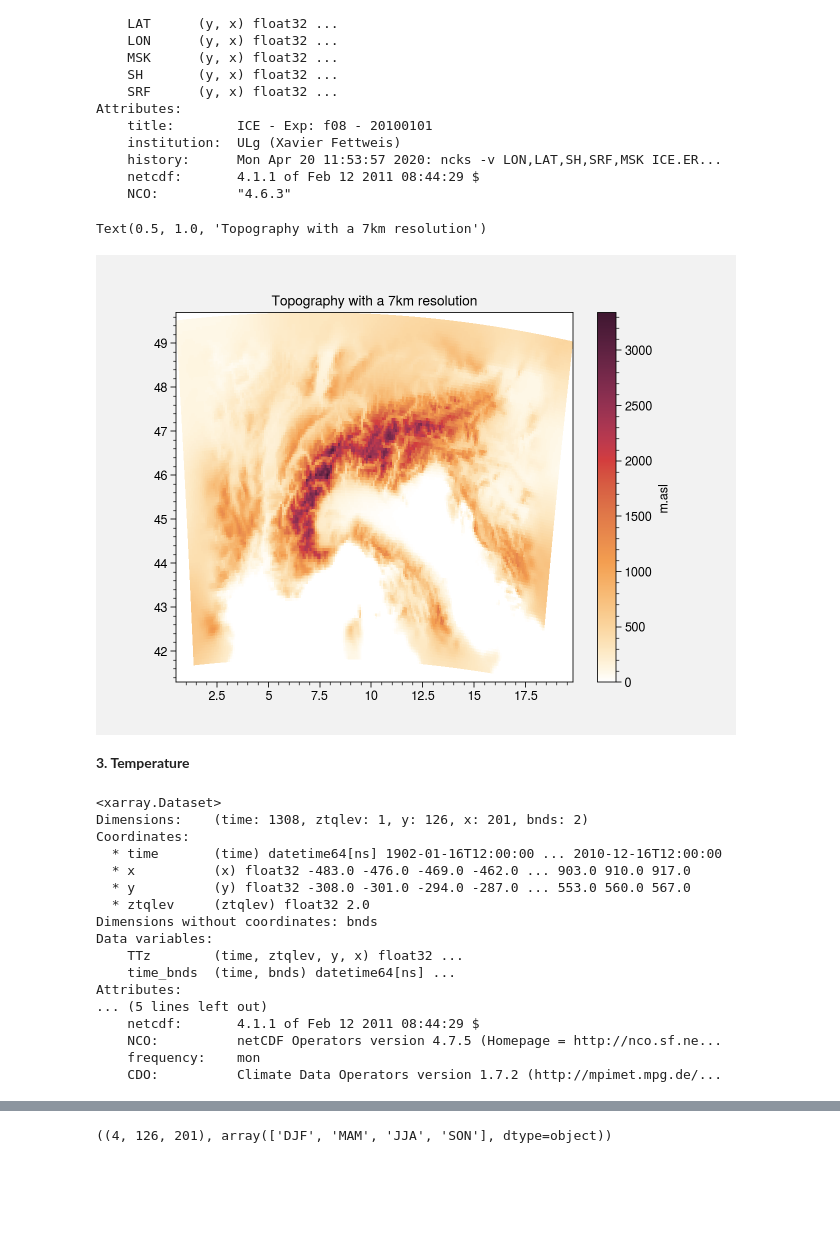
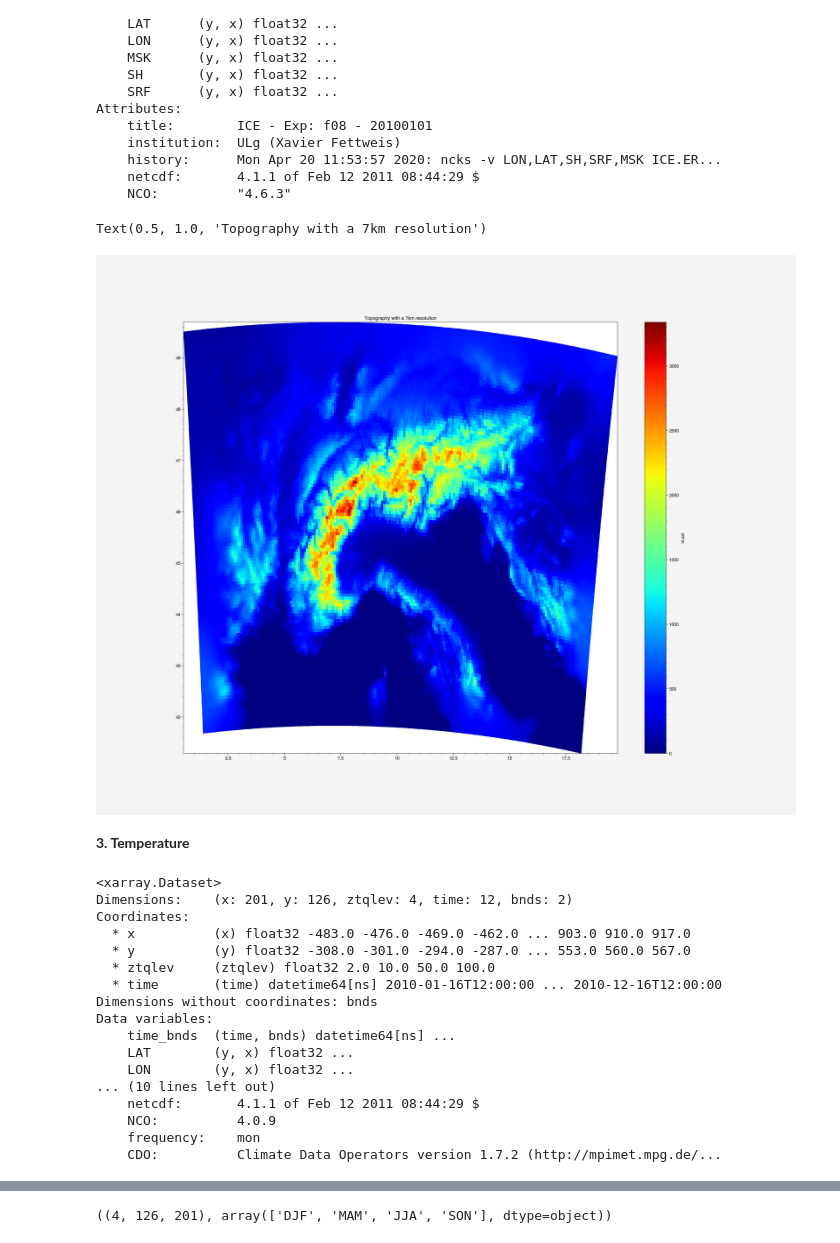
Before and after one commit to philinat/Stage-M2, a Jupyter notebook: MAR_alpine_climate_trends.ipynb, the cells around one changed output, grey strips where cells are left out. Saved outputs shown, nothing was run; the diff lists cells and outputs as text; code cells hidden in the pictures; blank space fills up the shorter version.

```diff
--- a/MAR_alpine_climate_trends.ipynb
+++ b/MAR_alpine_climate_trends.ipynb
@@ -38,7 +34,7 @@ ModuleNotFoundError: No module named 'xarray'
 # %% [markdown]
 **2. Geographical coordinates**
 # %%
-ds = xr.open_dataset('../MARgrid_EUf.nc')
+ds = xr.open_dataset('/bettik/beaumetj/MARout/MAR-ERA-20C/MARgrid_EUf.nc')
 ds # ds as dataset
 # %% [output]
 <xarray.Dataset>
@@ -59,34 +55,34 @@ Attributes:
     netcdf:       4.1.1 of Feb 12 2011 08:44:29 $
     NCO:          "4.6.3"
 # %%
-fig, ax = plt.subplots()
-m=ax.pcolormesh(ds.LON, ds.LAT, ds.SH)
+fig, ax = plt.subplots(figsize=(20,16))
+m=ax.pcolormesh(ds.LON, ds.LAT, ds.SH,cmap='jet')
 fig.colorbar(m,label= 'm.asl')
 ax.set_title('Topography with a 7km resolution')
 # %% [output]
 Text(0.5, 1.0, 'Topography with a 7km resolution')
-[figure, old version]
+[figure, new version]
 # %% [markdown]
 **3. Temperature**
 # %%
-ds_T = xr.open_dataset('../MAR_ERA20C_TTz_2m.nc')
+ds_T = xr.open_dataset('/bettik/beaumetj/MARout/MAR-ERA-20C/monthly/MON.ERA-20C_v1.EUf.TTz.2010.nc')
 ds_T # ds as dataset
 # %% [output]
 <xarray.Dataset>
-Dimensions:    (time: 1308, ztqlev: 1, y: 126, x: 201, bnds: 2)
+Dimensions:    (x: 201, y: 126, ztqlev: 4, time: 12, bnds: 2)
 Coordinates:
-  * time       (time) datetime64[ns] 1902-01-16T12:00:00 ... 2010-12-16T12:00:00
   * x          (x) float32 -483.0 -476.0 -469.0 -462.0 ... 903.0 910.0 917.0
   * y          (y) float32 -308.0 -301.0 -294.0 -287.0 ... 553.0 560.0 567.0
-  * ztqlev     (ztqlev) float32 2.0
+  * ztqlev     (ztqlev) float32 2.0 10.0 50.0 100.0
+  * time       (time) datetime64[ns] 2010-01-16T12:00:00 ... 2010-12-16T12:00:00
 Dimensions without coordinates: bnds
 Data variables:
-    TTz        (time, ztqlev, y, x) float32 ...
     time_bnds  (time, bnds) datetime64[ns] ...
-Attributes:
-... (5 lines left out)
+    LAT        (y, x) float32 ...
+    LON        (y, x) float32 ...
+... (10 lines left out)
     netcdf:       4.1.1 of Feb 12 2011 08:44:29 $
-    NCO:          netCDF Operators version 4.7.5 (Homepage = http://nco.sf.ne...
+    NCO:          4.0.9
     frequency:    mon
     CDO:          Climate Data Operators version 1.7.2 (http://mpimet.mpg.de/...
 # %%
```
Also changed, not shown: parts of 6 cells of this notebook.
